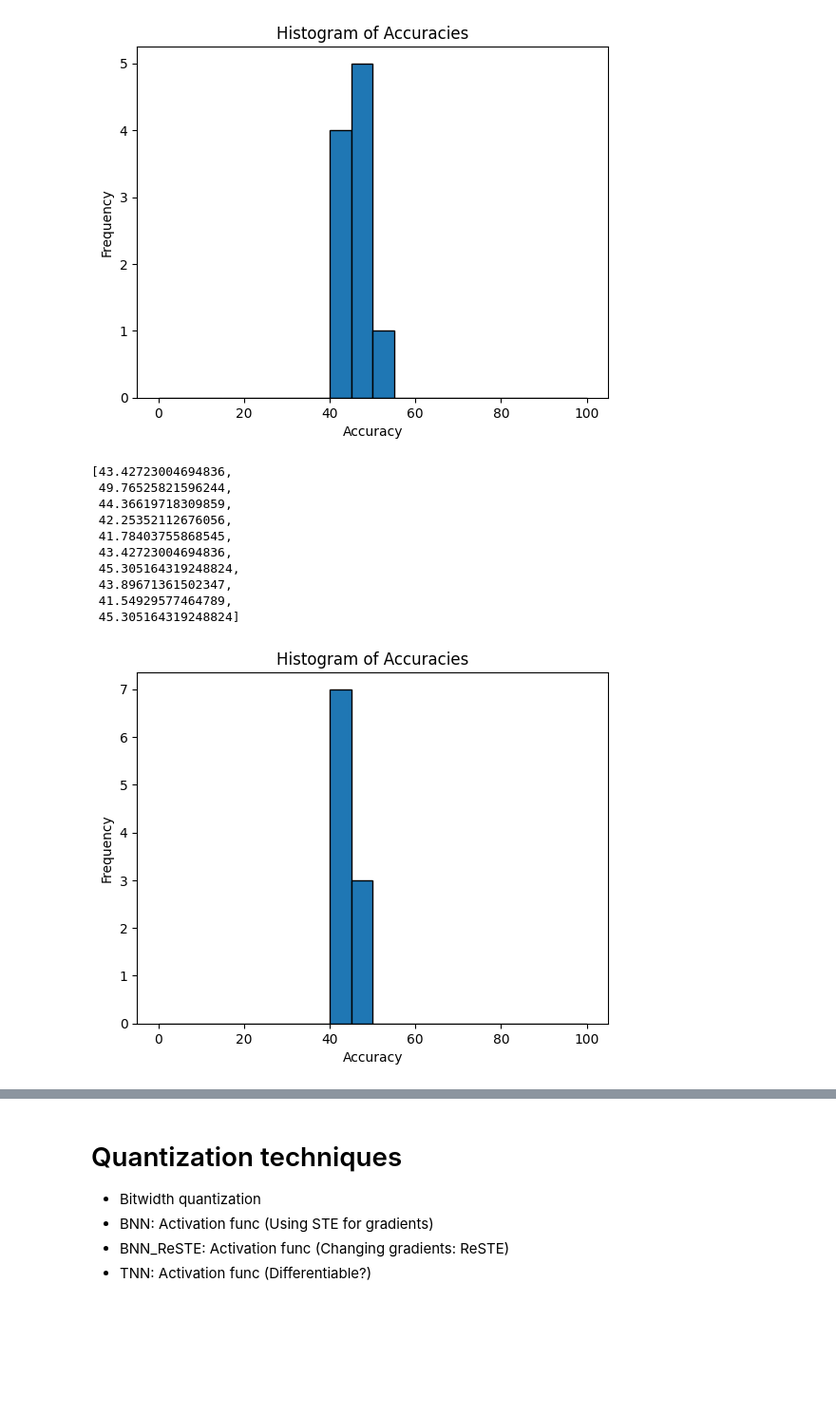
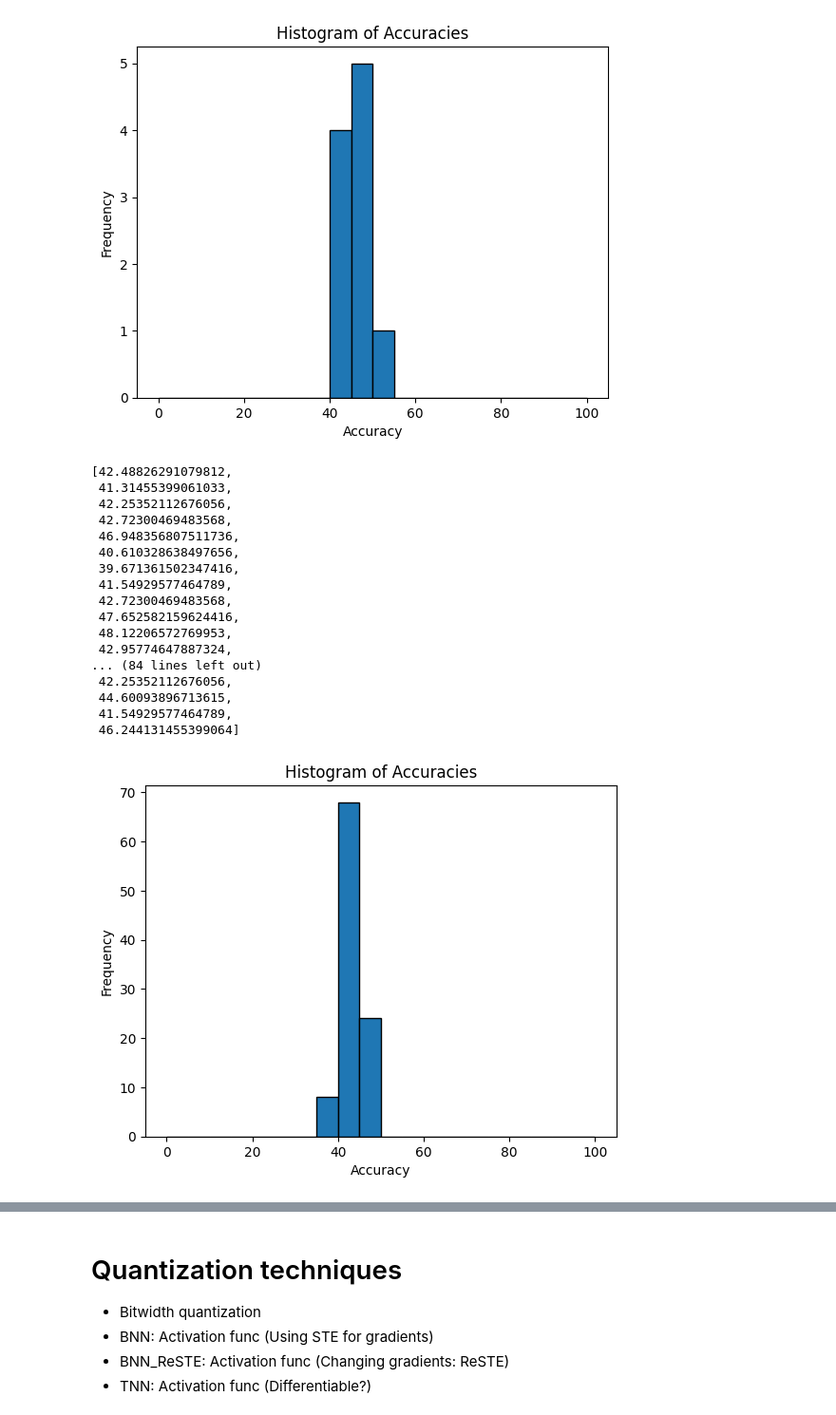
Before and after one commit to DiceNameIsMy/neural-networks-compression, a Jupyter notebook: src/notebooks/try_models.ipynb, the cells around one changed output, grey strips where cells are left out. Shown: that part at 95% size. Saved outputs shown, nothing was run; the diff lists cells and outputs as text; code cells hidden in the pictures; blank space fills up the shorter version.

```diff
--- a/src/notebooks/try_models.ipynb
+++ b/src/notebooks/try_models.ipynb
@@ -29,9 +29,9 @@ INFO: Loading cached breast_cancer from /home/nur/Projects/vut-ip1-nn-quantizati
 from matplotlib import pyplot as plt
 
 
-def hist_accuracies(accuracies: list[float]) -> plt.Figure:
+def hist_accuracies(accuracies: list[float], bins=20) -> plt.Figure:
     fig, ax = plt.subplots()
-    ax.hist(accuracies, bins=20, range=(0, 100), edgecolor="black")
+    ax.hist(accuracies, bins=bins, range=(0, 100), edgecolor="black")
     ax.set_title("Histogram of Accuracies")
     ax.set_xlabel("Accuracy")
     ax.set_ylabel("Frequency")
@@ -71,25 +71,32 @@ fig = hist_accuracies(accuracies)
 # %%
 from dataclasses import replace
 
 reste_params = replace(p)
 reste_params.activation = ActivationModule.BINARIZE
 
 accuracies = []
-for _ in range(10):
+for _ in range(100):
     best_acc = evaluator.train_model(reste_params)
     accuracies.append(best_acc)
 
 fig = hist_accuracies(accuracies)
 accuracies
 # %% [output]
-[43.42723004694836,
- 49.76525821596244,
- 44.36619718309859,
+[42.48826291079812,
+ 41.31455399061033,
  42.25352112676056,
- 41.78403755868545,
- 43.42723004694836,
- 45.305164319248824,
- 43.89671361502347,
+ 42.72300469483568,
+ 46.948356807511736,
+ 40.610328638497656,
+ 39.671361502347416,
  41.54929577464789,
- 45.305164319248824]
+ 42.72300469483568,
+ 47.652582159624416,
+ 48.12206572769953,
+ 42.95774647887324,
+... (84 lines left out)
+ 42.25352112676056,
+ 44.60093896713615,
+ 41.54929577464789,
+ 46.244131455399064]
-[figure, old version]
+[figure, new version]
```
Also changed, not shown: parts of 8 cells of this notebook, 6 other files.
